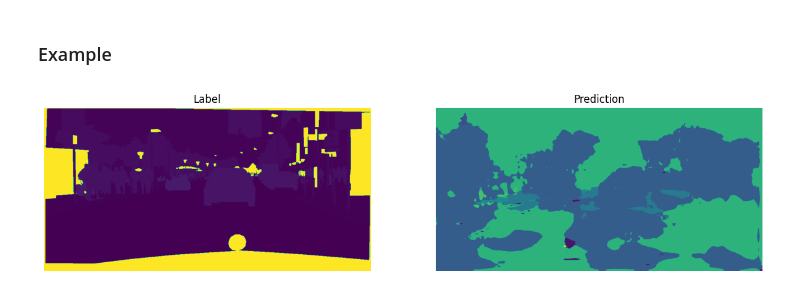
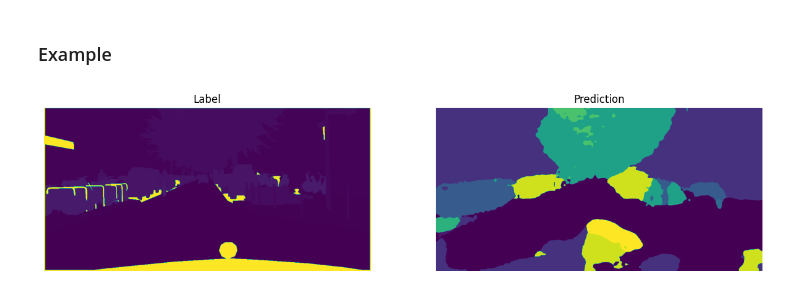
Before and after one commit to QuantDreamGit/SemanticSegmentation, a Jupyter notebook: gta5_bisenet_aug.ipynb, the cells around one changed output. Saved outputs shown, nothing was run; the diff lists cells and outputs as text; code cells hidden in the pictures.

Commit message:
added more models

```diff
--- a/gta5_bisenet_aug.ipynb
+++ b/gta5_bisenet_aug.ipynb
@@ -96,12 +248,12 @@ Epoch: 11, Loss: 0.2795523405075073, mIoU: 0.4787547430408922
 # %% [markdown]
 ### Evaluation - GTA 5
 # %%
-## Evaluation
 # Get the device
 device = torch.device("cuda")
+
 # Load the model
 model = BiSeNet(context_path='resnet18', num_classes=19).to(device)
-model.load_state_dict(torch.load('models/bisenet/bisenet_gta5.pth'))
+model.load_state_dict(torch.load('models/bisenet/bisenet_gta5_aug_1.pth'))
 # Set model to evaluation mode
 model.eval()
 
@@ -171,7 +323,7 @@ device = torch.device("cuda")
 
 # Load the model
 model = BiSeNet(context_path='resnet18', num_classes=19).to(device)
-model.load_state_dict(torch.load('models/bisenet/bisenet_gta5.pth'))
+model.load_state_dict(torch.load('models/bisenet/bisenet_gta5_aug_1.pth'))
 # Set model to evaluation mode
 model.eval()
 
@@ -246,52 +548,41 @@ bicycle IoU: 0.0189
 device = torch.device("cuda" if torch.cuda.is_available() else "cpu")
 # Load the model
 model = BiSeNet(context_path='resnet18', num_classes=19).to(device)
-model.load_state_dict(torch.load('models/bisenet/bisenet_gta5.pth'))
+model.load_state_dict(torch.load('models/bisenet/bisenet_gta5_aug_3.pth'))
 # Set model to evaluation mode
 model.eval()
 
-custom_transform = transforms.Compose([
-    transforms.Resize((512, 1024)),
-    transforms.ToTensor(),
-    # Normalize the image using the mean and standard deviation of GTA 5 dataset
-    transforms.Normalize(
-        mean=[0.5084, 0.5021, 0.4838],
-        std=[0.2490, 0.2440, 0.2424]),
-])
-
 # Load the dataset
-dataset = CityScapes(root_dir='datasets/Cityspaces',
-                     split='val', mode='single', raw_label=False,
-                     custom_transform_image=custom_transform)
+dataset = CityScapes(root_dir='datasets/Cityspaces', split='val')
 dataloader = DataLoader(dataset, batch_size=1, shuffle=True, num_workers=1)
 
 for i, (image, label) in tqdm(enumerate(dataloader)):
     # Move the data to the device
     image = image.to(device)
     label = label.to(device)
     # Forward pass
     output = model(image)
     # Compute the predictions
     pred = output.argmax(dim=1)
     # Stop after the first iteration
     break
 
 # Display the image
 image = ToPILImage()(image[0].cpu())
 # Convert label, pred from numpy to image
 label = Image.fromarray(label[0].cpu().numpy().astype(np.uint8))
 pred = Image.fromarray(pred[0].cpu().numpy().astype(np.uint8))
 
 # Display the image
 plt.figure(figsize=(15, 10))
 plt.subplot(121)
 plt.imshow(label)
 plt.title('Label')
 plt.axis('off')
 plt.subplot(122)
 plt.imshow(pred)
 plt.title('Prediction')
 plt.axis('off')
 plt.show()
 # %% [output]
-[figure, old version]
+[figure, new version]
```
Also changed, not shown: parts of 14 cells of this notebook.
